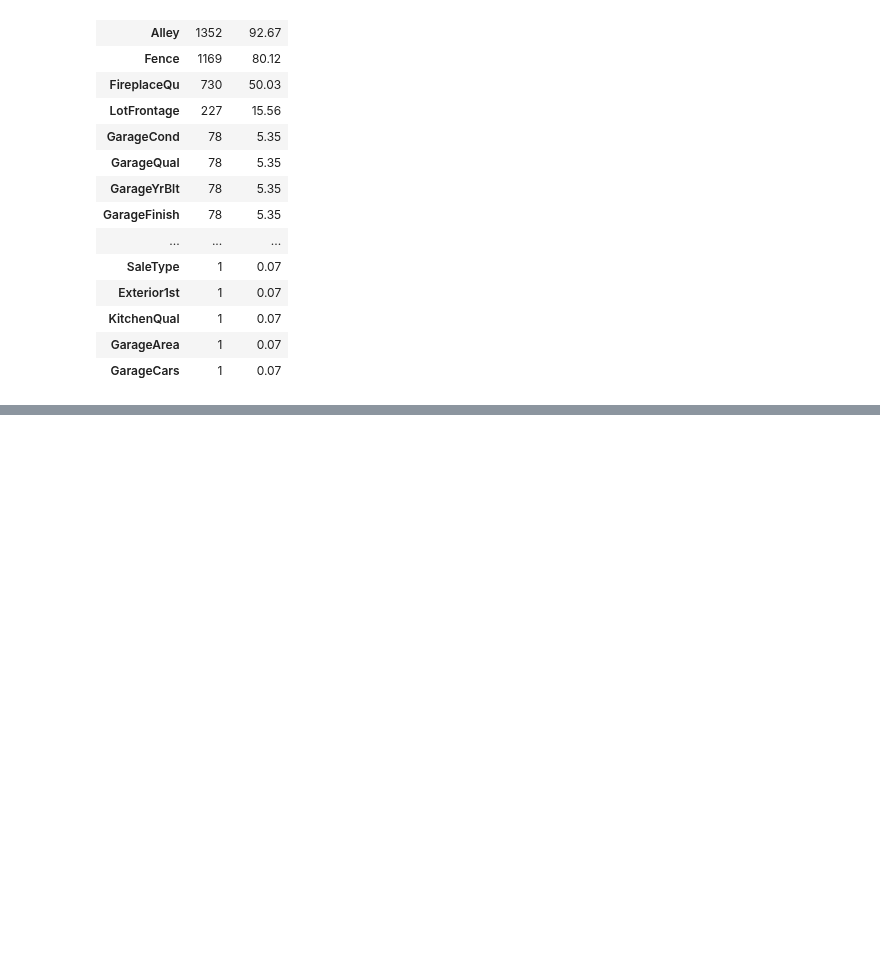
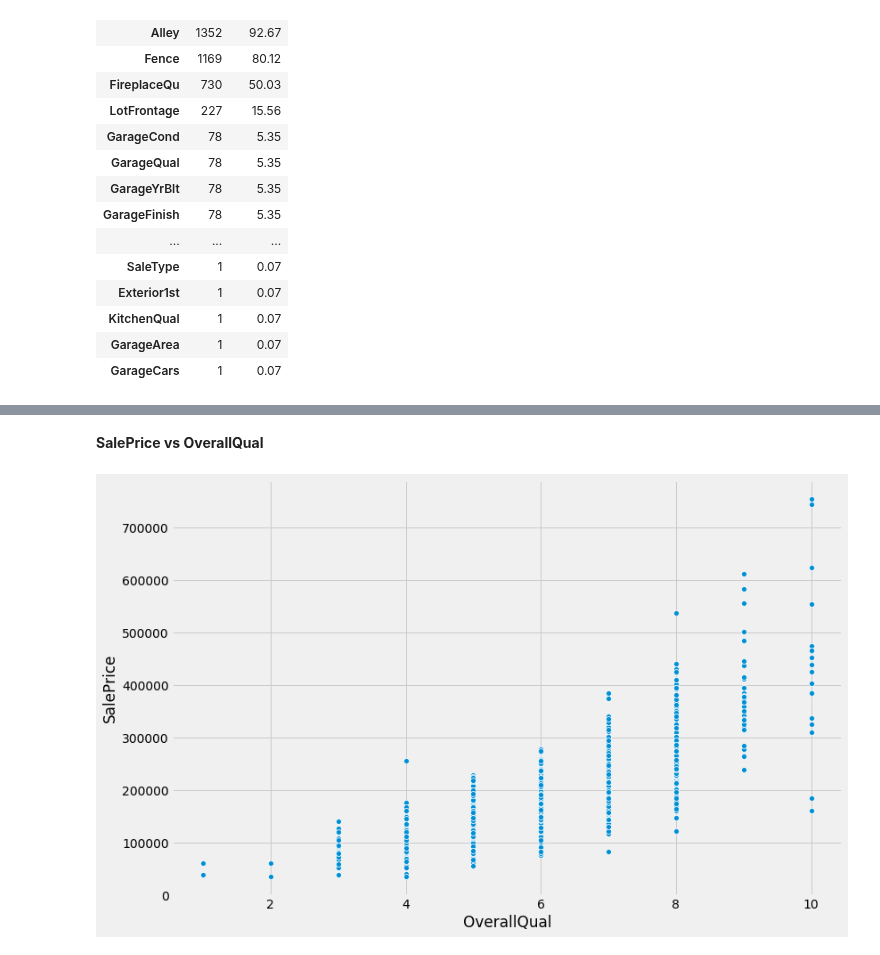
Before and after one commit to michaelzhouy/Competition, a Jupyter notebook: Kaggle/House Prices/A Detailed Regression Guide with House-pricing.ipynb, the cells around one changed output, grey strips where cells are left out. Drawn from its saved outputs; the diff is of its cells as text; code cells hidden in the pictures; blank space fills up the shorter version.

```diff
--- a/Kaggle/House Prices/A Detailed Regression Guide with House-pricing.ipynb
+++ b/Kaggle/House Prices/A Detailed Regression Guide with House-pricing.ipynb
@@ -160,0 +218,11 @@ missing_percentage(test)
+# %% [markdown]
+**SalePrice vs OverallQual**
+# %%
+def customized_scatterplot(y, x):
+    style.use('fivethirtyeight')
+    plt.subplots(figsize=(12, 8))
+    sns.scatterplot(y=y, x=x)
+# %%
+customized_scatterplot(train.SalePrice, train.OverallQual)
+# %% [output]
+[figure, added]
```
Also changed, not shown: parts of 19 cells of this notebook.
